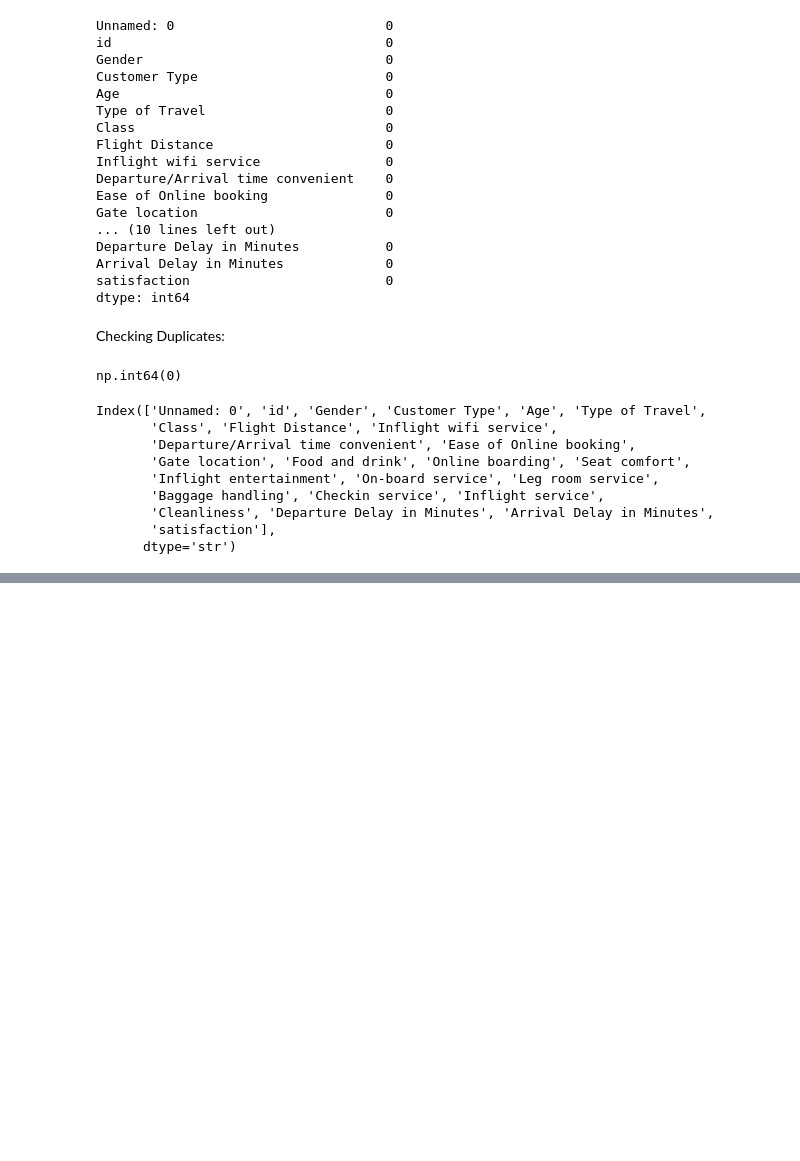
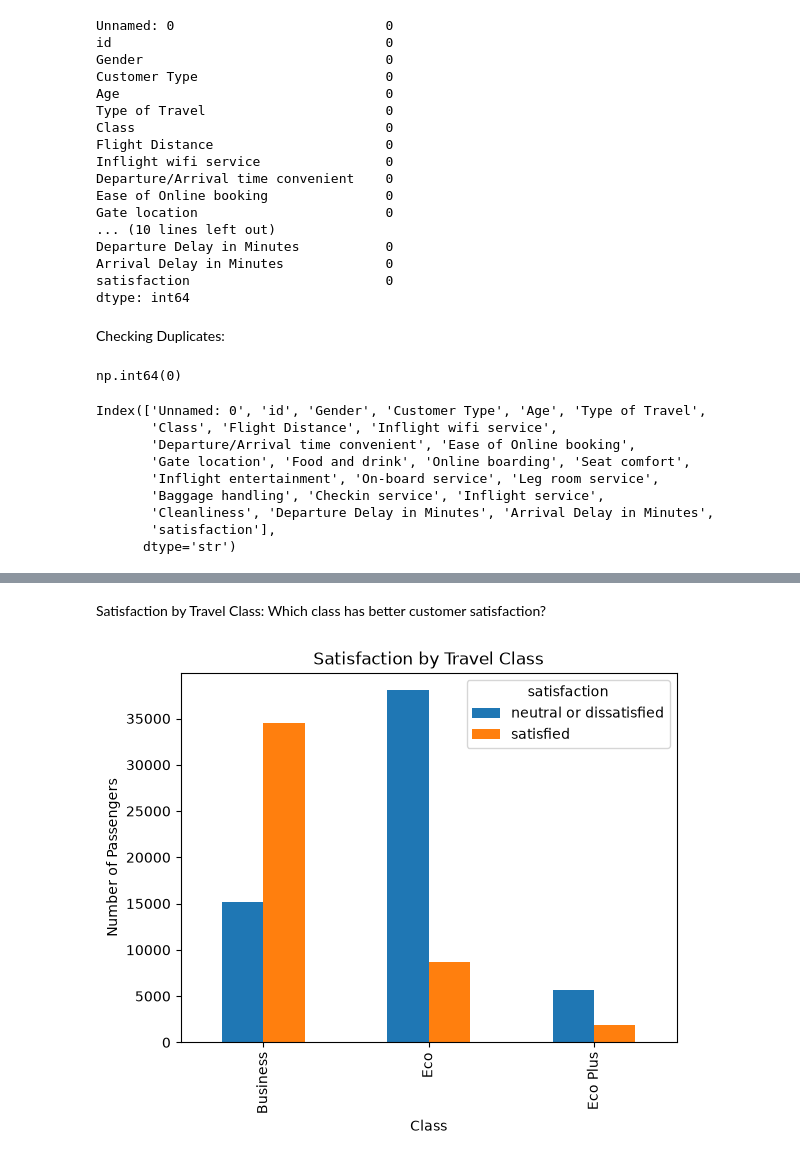
Before and after one commit to AGALYAM2004/Airline_Passenger_Satisfaction_Analysis, a Jupyter notebook: Source/Airline_Analysis.ipynb, the cells around one changed output, grey strips where cells are left out. Saved outputs shown, nothing was run; the diff lists cells and outputs as text; code cells hidden in the pictures; blank space fills up the shorter version.

```diff
--- a/Source/Airline_Analysis.ipynb
+++ b/Source/Airline_Analysis.ipynb
@@ -198,0 +491,13 @@ Index(['Unnamed: 0', 'id', 'Gender', 'Customer Type', 'Age', 'Type of Travel',
+# %% [markdown]
+Satisfaction by Travel Class:
+Which class has better customer satisfaction?
+# %%
+airline.groupby('Class')['satisfaction'].value_counts().unstack().plot(
+    kind='bar'
+)
+
+plt.title("Satisfaction by Travel Class")
+plt.ylabel("Number of Passengers")
+plt.show()
+# %% [output]
+[figure, added]
```
Also changed, not shown: parts of 70 cells of this notebook, 4 other files.
